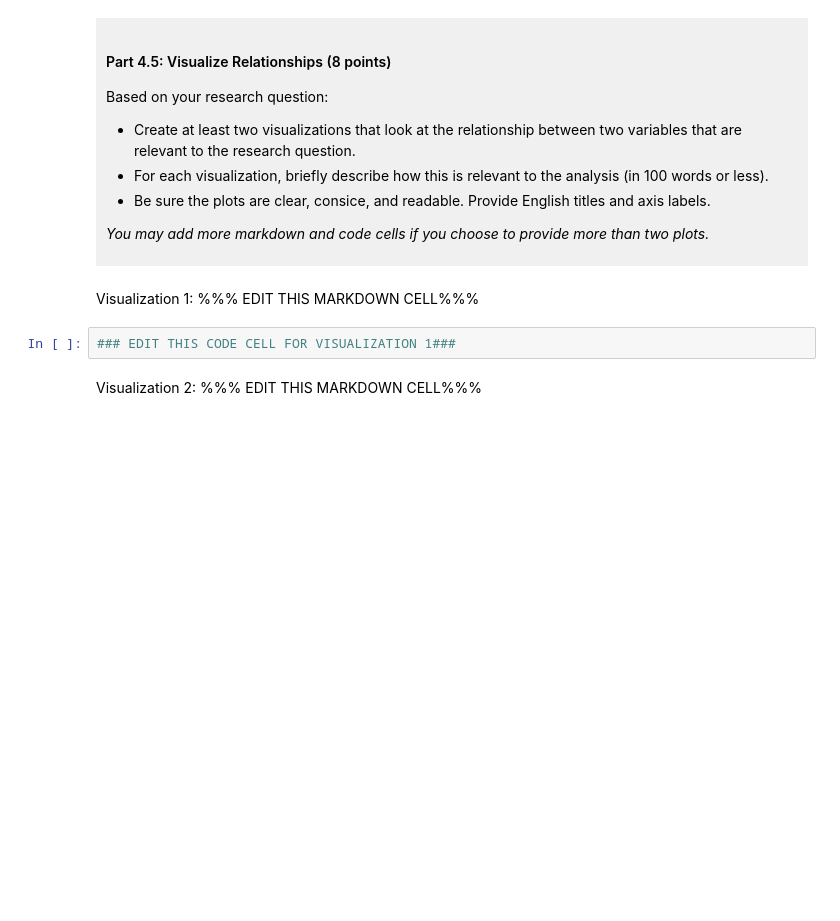
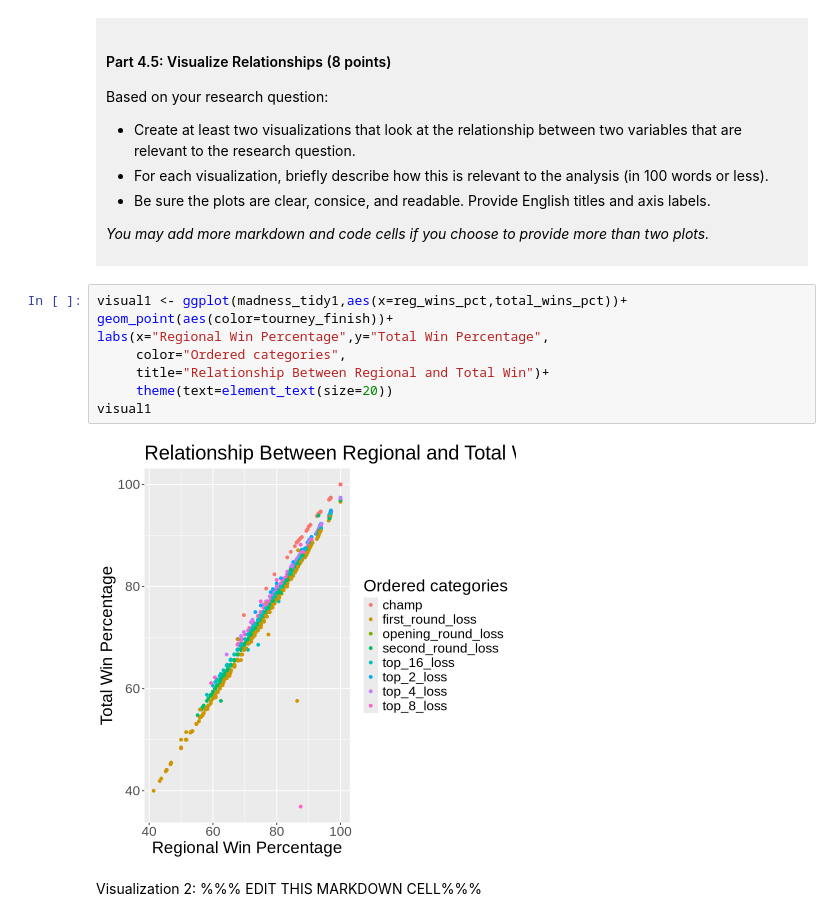
Before and after one commit to StevenCao1009/DSCI100-project, a Jupyter notebook: dsci-100-project-notebook.ipynb, the cells around one changed output. Saved outputs shown, nothing was run; the diff lists cells and outputs as text; blank space fills up the shorter version.

```diff
--- a/dsci-100-project-notebook.ipynb
+++ b/dsci-100-project-notebook.ipynb
@@ -323,10 +400,16 @@ Based on your research question:
 
 *You may add more markdown and code cells if you choose to provide more than two plots.*
 </div>
-# %% [markdown]
-Visualization 1: %%% EDIT THIS MARKDOWN CELL%%%
 # %%
-### EDIT THIS CODE CELL FOR VISUALIZATION 1###
+visual1 <- ggplot(madness_tidy1,aes(x=reg_wins_pct,total_wins_pct))+
+geom_point(aes(color=tourney_finish))+
+labs(x="Regional Win Percentage",y="Total Win Percentage",
+     color="Ordered categories",
+     title="Relationship Between Regional and Total Win")+
+     theme(text=element_text(size=20))
+visual1
+# %% [output]
+[figure, added]
 # %% [markdown]
 Visualization 2: %%% EDIT THIS MARKDOWN CELL%%%
 # %%
```
Also changed, not shown: parts of 9 cells of this notebook.
